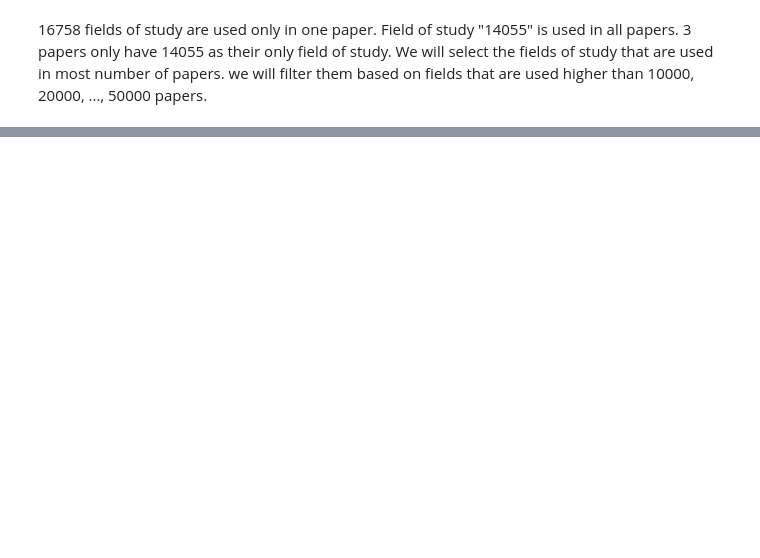
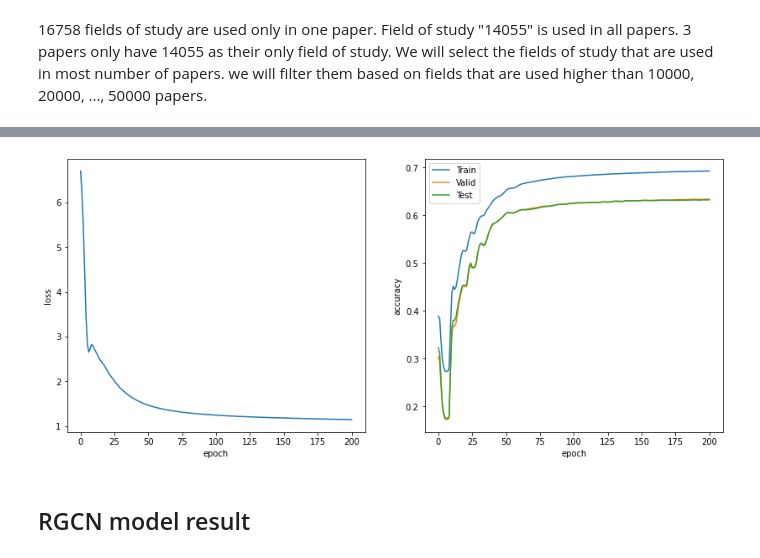
Before and after one commit to sinaziaee/paper_field_prediction, a Jupyter notebook: main.ipynb, the cells around one changed output, grey strips where cells are left out. Drawn from its saved outputs; the diff is of its cells as text; code cells hidden in the pictures; blank space fills up the shorter version.

```diff
--- a/main.ipynb
+++ b/main.ipynb
@@ -179,0 +508,22 @@ data.y_dict['paper'] = new_y
+# %%
+#
+plt.figure(figsize=(14, 6))
+#
+plt.subplot(121)
+plt.plot(loss_list)
+plt.xlabel('epoch')
+plt.ylabel('loss')
+#
+plt.subplot(122)
+plt.plot(train_acc_list, label='Train')
+plt.plot(val_acc_list, label='Valid')
+plt.plot(test_acc_list, label='Test')
+plt.xlabel('epoch')
+plt.ylabel('accuracy')
+#
+plt.legend()
+plt.show()
+# %% [output]
+[figure, added]
+# %% [markdown]
+## RGCN model result
```
Also changed, not shown: parts of 38 cells of this notebook.
